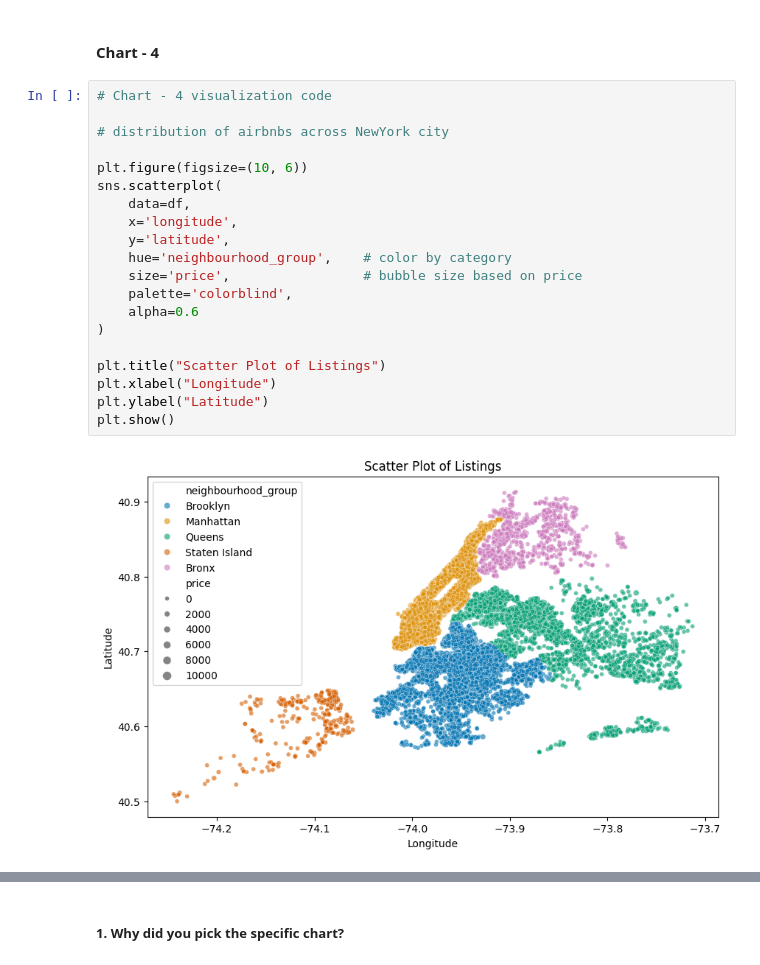
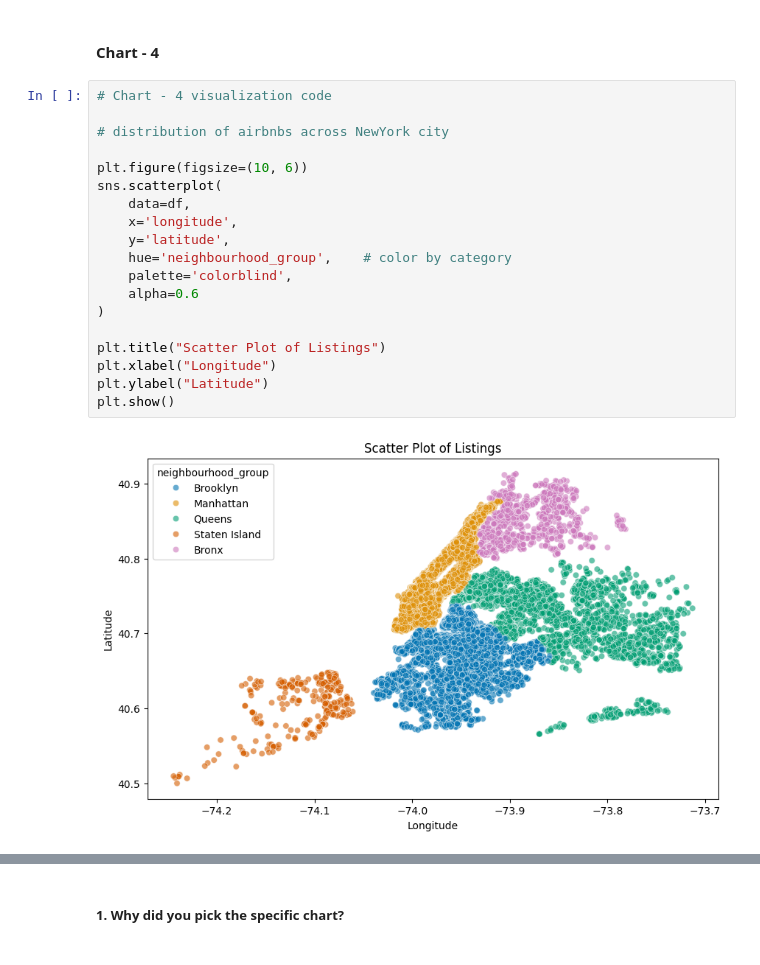
Before and after one commit to Srishti6125/AIRBNB, a Jupyter notebook: airbnb.ipynb, the cells around one changed output, grey strips where cells are left out. Drawn from its saved outputs; the diff is of its cells as text.

```diff
--- a/airbnb.ipynb
+++ b/airbnb.ipynb
@@ -750,25 +771,24 @@ Neighbourhood groups with high listings but low total reviews suggest listings a
 # %%
 # Chart - 4 visualization code
 
 # distribution of airbnbs across NewYork city
 
 plt.figure(figsize=(10, 6))
 sns.scatterplot(
     data=df,
     x='longitude',
     y='latitude',
     hue='neighbourhood_group',    # color by category
-    size='price',                 # bubble size based on price
     palette='colorblind',
     alpha=0.6
 )
 
 plt.title("Scatter Plot of Listings")
 plt.xlabel("Longitude")
 plt.ylabel("Latitude")
 plt.show()
 # %% [output]
-[figure, old version]
+[figure, new version]
 # %% [markdown]
 ![image.png](embedded-picture-1)
 # %% [markdown]
```
Also changed, not shown: parts of 59 cells of this notebook.
